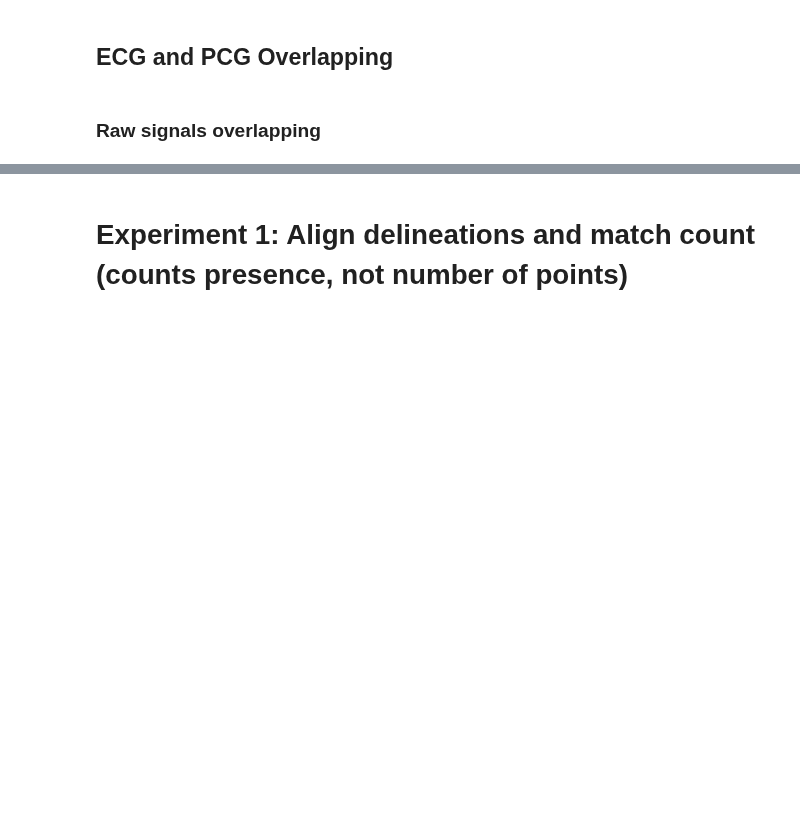
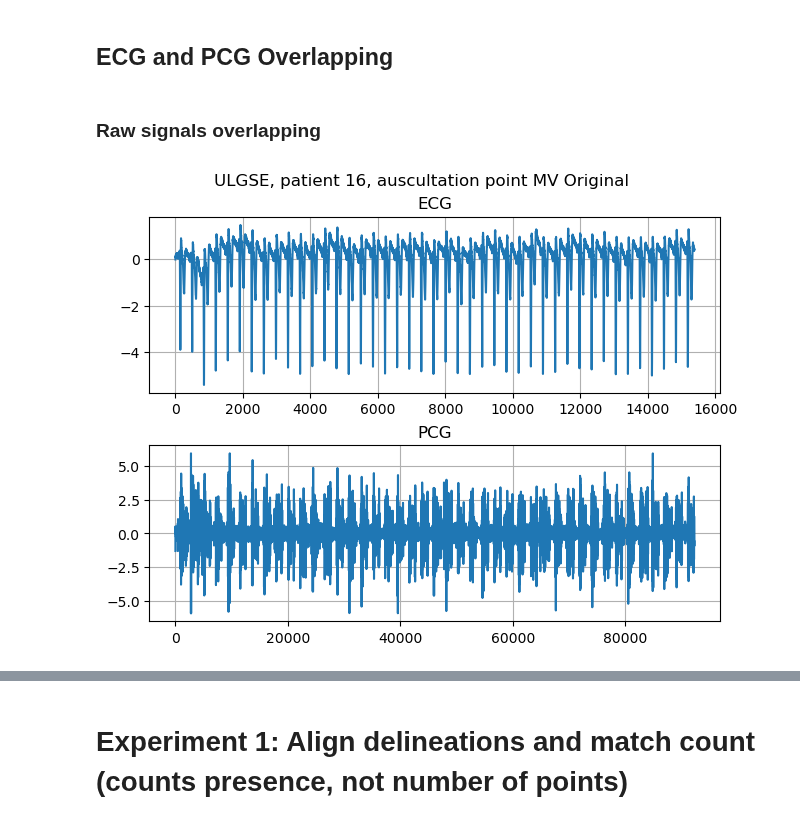
Before and after one commit to DanielProanoGuevara/Multimodal_SQA, a Jupyter notebook: segment_alignment.ipynb, the cells around one changed output, grey strips where cells are left out. Drawn from its saved outputs; the diff is of its cells as text; code cells hidden in the pictures; blank space fills up the shorter version.

```diff
--- a/segment_alignment.ipynb
+++ b/segment_alignment.ipynb
@@ -19,3 +21,8 @@ import feature_extraction_lib as ftelib
+# %%
+AVERAGE_WINDOW = 3
+SIGNAL_IDX = 64
+EXTEND_WINDOW = 8
+LAMBDA_PENALTY = 0.5
 # %% [markdown]
 ## Initial signals with their segmentation-delineation
 # %% [markdown]
@@ -24,12 +31,14 @@ import feature_extraction_lib as ftelib
 ULSGE Dataset
 # %%
 root_dir = r'..\DatasetCHVNGE\pcg_ulsge.pkl'
-pcg_df = pd.read_pickle(root_dir)
+pcg_df_original = pd.read_pickle(root_dir)
+# Deep copy
+pcg_df = copy.deepcopy(pcg_df_original)
 # Resample them to 50 Hz
 pcg_df['PCG'] = pcg_df['PCG'].apply(
-    lambda data: pplib.downsample(data, 3000, 50))
+    lambda data: pplib.downsample(data, 3000, 1000))
 
 # Import Predictions
-pred_path = r'..\ULSGE_pred_butter.pkl'
+pred_path = r'..\ulsge_pcg_pred.pkl'
 with open(pred_path, 'rb') as file:
     pcg_predictions = pickle.load(file)
@@ -156,3 +100,19 @@ plt.show()
 ## ECG and PCG Overlapping
 # %% [markdown]
 ### Raw signals overlapping
+# %%
+fig, ax = plt.subplots(2, 1, layout='constrained')
+fig.suptitle(
+    f"ULGSE, patient {ecg_df['ID'][SIGNAL_IDX]}, auscultation point {ecg_df['Auscultation_Point'][SIGNAL_IDX]} Original")
+
+ax[0].set_title('ECG')
+ax[0].plot(ecg_df_original['ECG'][SIGNAL_IDX])
+ax[0].grid()
+
+ax[1].set_title('PCG')
+ax[1].plot(pcg_df_original['PCG'][SIGNAL_IDX])
+ax[1].grid()
+
+plt.show()
+# %% [output]
+[figure, added]
```
Also changed, not shown: parts of 63 cells of this notebook.
